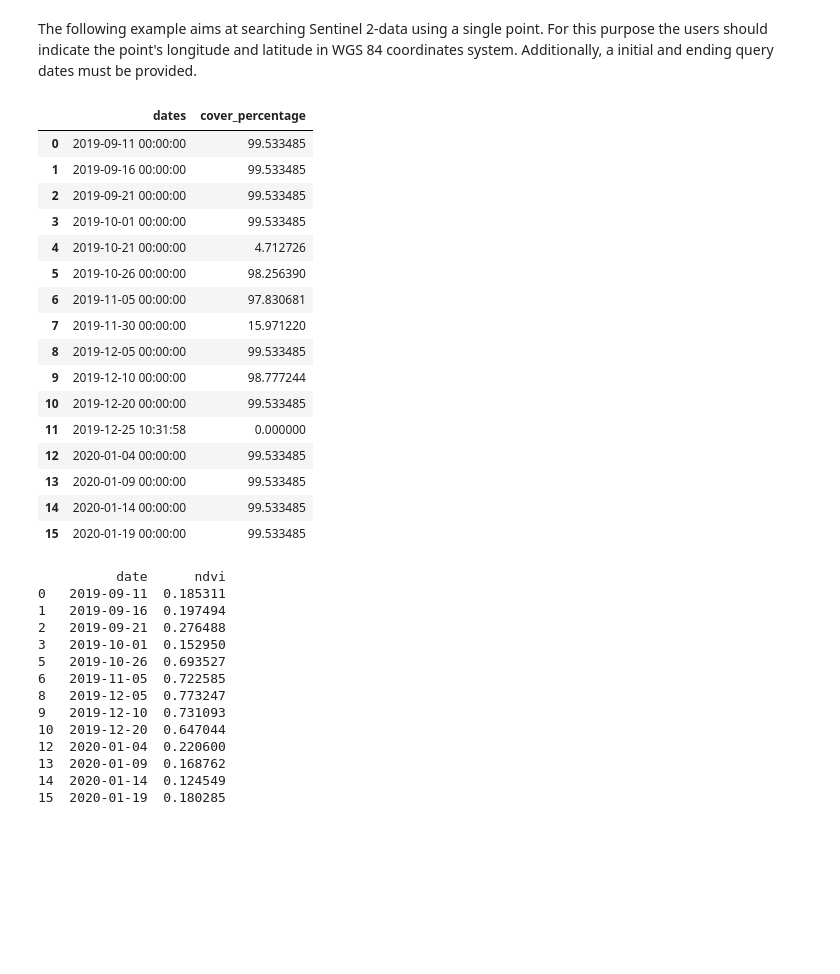
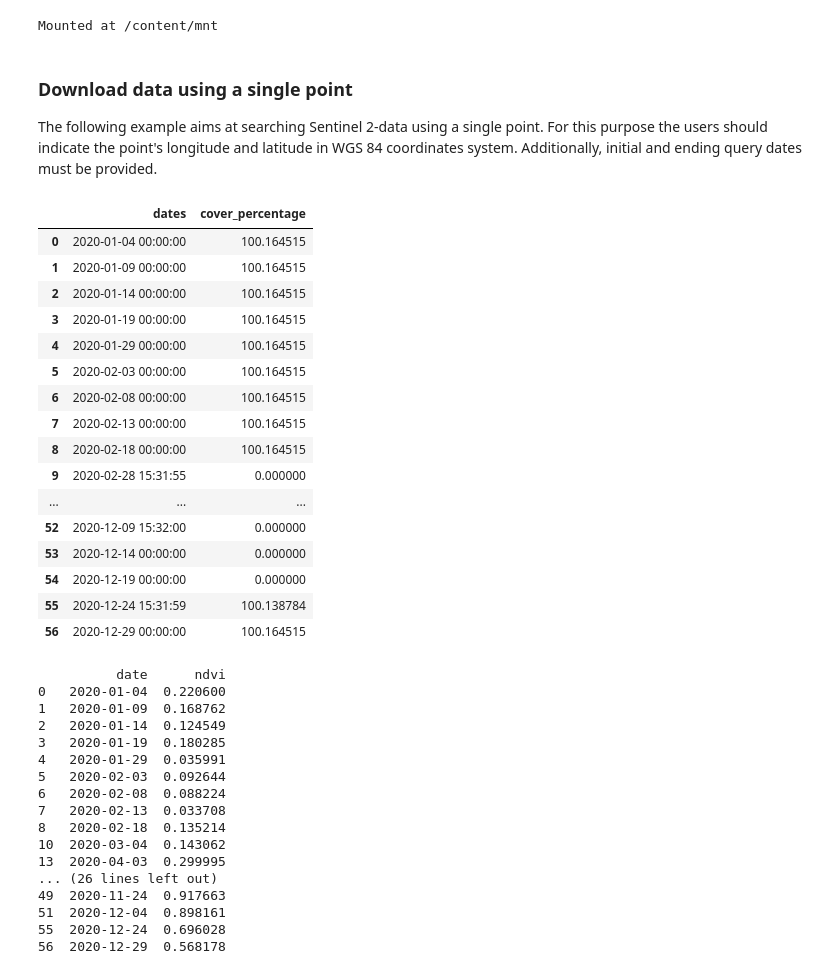
Before and after one commit to anaguilarar/gee_satellite_data, a Jupyter notebook: examples/query_using_a_single_point.ipynb, the cells around one changed output. Saved outputs shown, nothing was run; the diff lists cells and outputs as text; code cells hidden in the pictures; blank space fills up the shorter version.

```diff
--- a/examples/query_using_a_single_point.ipynb
+++ b/examples/query_using_a_single_point.ipynb
@@ -4,45 +53,50 @@ os.chdir("..")
 from scripts import gee_satellite_data
 from scripts import gee_plots
 from scripts import gee_functions
+# %%
+from google.colab import drive
+drive.mount('/content/mnt')
+# %% [output]
+Mounted at /content/mnt
 # %% [markdown]
+### Download data using a single point
 The following example aims at searching Sentinel 2-data using a single point.
 For this purpose the users should indicate the point's longitude and latitude in WGS 84 coordinates system.
-Additionally, a initial and ending query dates must be provided.
+Additionally, initial and ending query dates must be provided.
 # %%
 ## region of interest
 longitude = -74.9943
 latitude = 3.91708
 
+areaofinfluence = 50 ## this value is the circle radius, that will wrap the area of interest, in meters
 
-areaofinfluence = 500 ## this value is the circle radius, that will wrap the area of interest, in meters
-
-sentinel2 = gee_satellite_data.get_gee_data("2019-09-01",  ## start date
-                                            "2020-01-28", ## end query date
+sentinel2 = gee_satellite_data.get_gee_data("2020-01-01",  ## start date
+                                            "2021-01-28", ## end query date
                                             point_coordinates= [longitude,latitude], ## region of interest
                                             mission= "sentinel2_sr", ## mission
                                             cloud_percentage= 80, ## clouds percentage allowed per image
                                             buffer= areaofinfluence
                                            )
 
 sentinel2.summary
 # %% [output]
 |  | dates | cover_percentage |
-| 0 | 2019-09-11 00:00:00 | 99.533485 |
-| 1 | 2019-09-16 00:00:00 | 99.533485 |
-| 2 | 2019-09-21 00:00:00 | 99.533485 |
-| 3 | 2019-10-01 00:00:00 | 99.533485 |
-| 4 | 2019-10-21 00:00:00 | 4.712726 |
-| 5 | 2019-10-26 00:00:00 | 98.256390 |
-| 6 | 2019-11-05 00:00:00 | 97.830681 |
-| 7 | 2019-11-30 00:00:00 | 15.971220 |
-| 8 | 2019-12-05 00:00:00 | 99.533485 |
-| 9 | 2019-12-10 00:00:00 | 98.777244 |
-| 10 | 2019-12-20 00:00:00 | 99.533485 |
-| 11 | 2019-12-25 10:31:58 | 0.000000 |
-| 12 | 2020-01-04 00:00:00 | 99.533485 |
-| 13 | 2020-01-09 00:00:00 | 99.533485 |
-| 14 | 2020-01-14 00:00:00 | 99.533485 |
-| 15 | 2020-01-19 00:00:00 | 99.533485 |
+| 0 | 2020-01-04 00:00:00 | 100.164515 |
+| 1 | 2020-01-09 00:00:00 | 100.164515 |
+| 2 | 2020-01-14 00:00:00 | 100.164515 |
+| 3 | 2020-01-19 00:00:00 | 100.164515 |
+| 4 | 2020-01-29 00:00:00 | 100.164515 |
+| 5 | 2020-02-03 00:00:00 | 100.164515 |
+| 6 | 2020-02-08 00:00:00 | 100.164515 |
+| 7 | 2020-02-13 00:00:00 | 100.164515 |
+| 8 | 2020-02-18 00:00:00 | 100.164515 |
+| 9 | 2020-02-28 15:31:55 | 0.000000 |
+| ... | ... | ... |
+| 52 | 2020-12-09 15:32:00 | 0.000000 |
+| 53 | 2020-12-14 00:00:00 | 0.000000 |
+| 54 | 2020-12-19 00:00:00 | 0.000000 |
+| 55 | 2020-12-24 15:31:59 | 100.138784 |
+| 56 | 2020-12-29 00:00:00 | 100.164515 |
 # %%
 ### adding the ndvi layer
 sentinel2.add_vi_layer("ndvi")
@@ -53,19 +107,22 @@ band_table = gee_functions.get_band_timeseries_summary(sentinel2, 'ndvi')
 print(band_table)
 # %% [output]
           date      ndvi
-0   2019-09-11  0.185311
-1   2019-09-16  0.197494
-2   2019-09-21  0.276488
-3   2019-10-01  0.152950
-5   2019-10-26  0.693527
-6   2019-11-05  0.722585
-8   2019-12-05  0.773247
-9   2019-12-10  0.731093
-10  2019-12-20  0.647044
-12  2020-01-04  0.220600
-13  2020-01-09  0.168762
-14  2020-01-14  0.124549
-15  2020-01-19  0.180285
+0   2020-01-04  0.220600
+1   2020-01-09  0.168762
+2   2020-01-14  0.124549
+3   2020-01-19  0.180285
+4   2020-01-29  0.035991
+5   2020-02-03  0.092644
+6   2020-02-08  0.088224
+7   2020-02-13  0.033708
+8   2020-02-18  0.135214
+10  2020-03-04  0.143062
+13  2020-04-03  0.299995
+... (26 lines left out)
+49  2020-11-24  0.917663
+51  2020-12-04  0.898161
+55  2020-12-24  0.696028
+56  2020-12-29  0.568178
 # %%
 ### Showing the ndvi time series
 gee_plots.plot_vi_time_series(sentinel2, 'ndvi')
```
Also changed, not shown: parts of 16 cells of this notebook.
